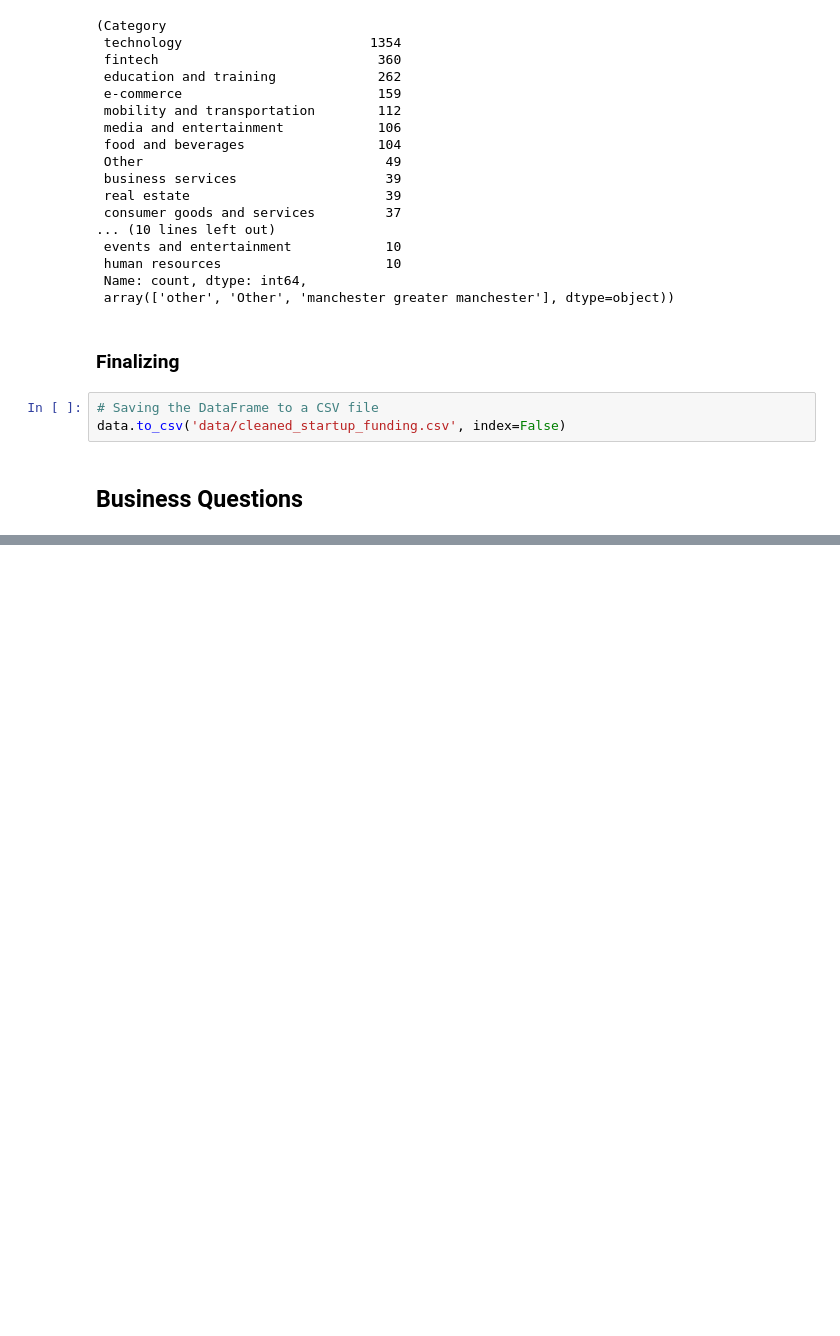
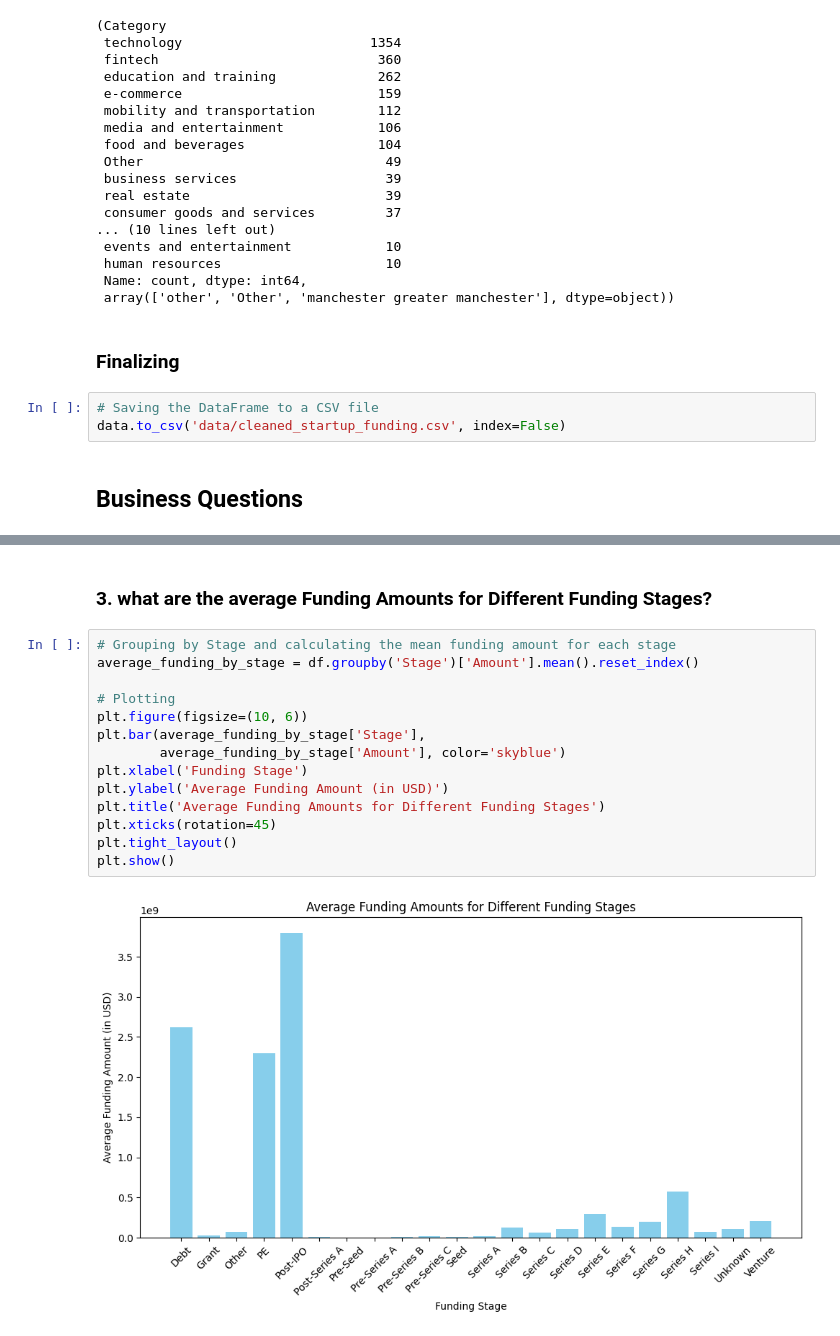
Before and after one commit to elishastanley/Indian-Start-up-Funding-Analysis-2018-2021, a Jupyter notebook: notebook/main.ipynb, the cells around one changed output, grey strips where cells are left out. Cells and saved outputs as stored; diff of their text form; blank space fills up the shorter version.

```diff
--- a/notebook/main.ipynb
+++ b/notebook/main.ipynb
@@ -883,0 +987,18 @@ data.to_csv('data/cleaned_startup_funding.csv', index=False)
+# %% [markdown]
+### 3. what are the average Funding Amounts for Different Funding Stages?
+# %%
+# Grouping by Stage and calculating the mean funding amount for each stage
+average_funding_by_stage = df.groupby('Stage')['Amount'].mean().reset_index()
+
+# Plotting
+plt.figure(figsize=(10, 6))
+plt.bar(average_funding_by_stage['Stage'],
+        average_funding_by_stage['Amount'], color='skyblue')
+plt.xlabel('Funding Stage')
+plt.ylabel('Average Funding Amount (in USD)')
+plt.title('Average Funding Amounts for Different Funding Stages')
+plt.xticks(rotation=45)
+plt.tight_layout()
+plt.show()
+# %% [output]
+[figure, added]
```
Also changed, not shown: parts of 21 cells of this notebook.
